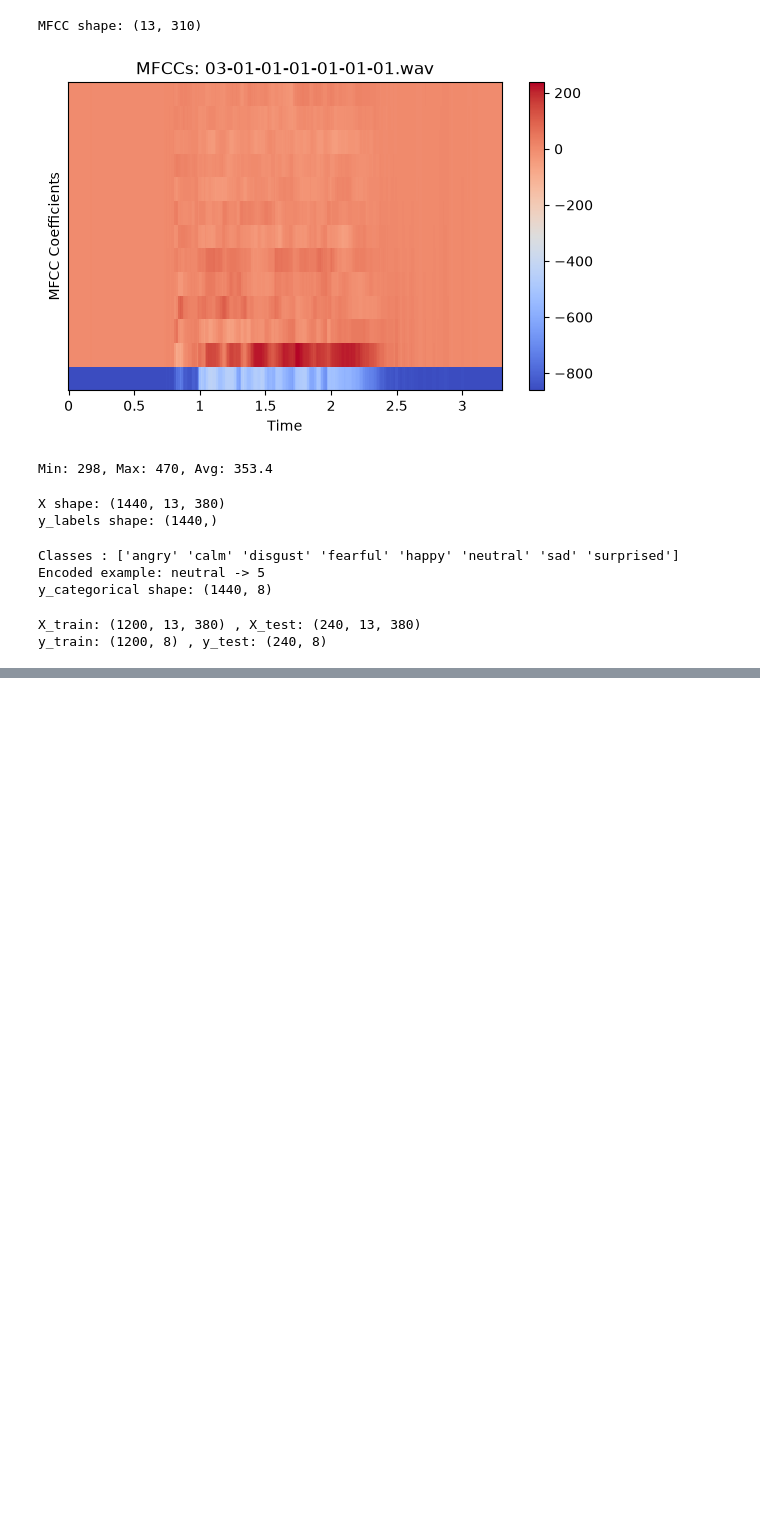
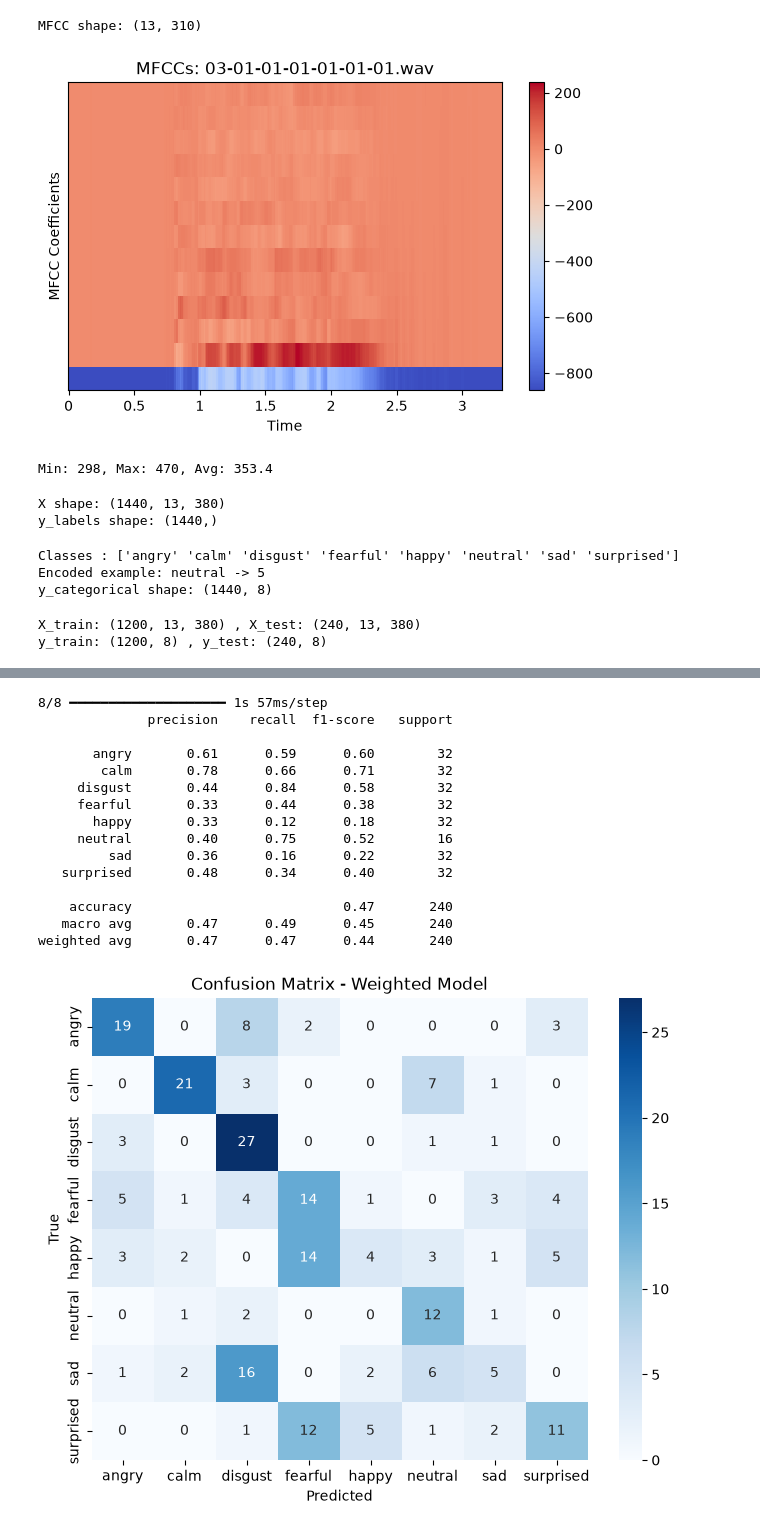
Before and after one commit to hasheem7203/codealpha_tasks, a Jupyter notebook: Task3/notebooks/RNNs.ipynb, the cells around one changed output, grey strips where cells are left out. Saved outputs shown, nothing was run; the diff lists cells and outputs as text; code cells hidden in the pictures; blank space fills up the shorter version.

Commit message:
feat: complete RNN model

```diff
--- a/Task3/notebooks/RNNs.ipynb
+++ b/Task3/notebooks/RNNs.ipynb
@@ -147,4 +156,17 @@ print(f"y_train: {y_train.shape} , y_test: {y_test.shape}")
 X_train: (1200, 13, 380) , X_test: (240, 13, 380)
 y_train: (1200, 8) , y_test: (240, 8)
 # %%
-X_
+#11
+X_train = X_train[..., np.newaxis]
+X_test= X_test[..., np.newaxis]
+
+print(f"X_train shape: {X_train.shape}")
+print(f"X_test shape: {X_test.shape}")
+
+mean = np.mean(X_train, axis=(0, 2, 3), keepdims=True)
+std = np.std(X_train, axis=(0, 2, 3), keepdims=True)
+
+X_train = (X_train - mean) / (std + 1e-8)
+X_test = (X_test - mean) / (std + 1e-8)
+
+print(f"X_train mean: {X_train.mean():.4f}, std: {X_train.std():.4f}")
@@ -150,0 +232,16 @@ X_
+# %%
+#14
+from sklearn.utils.class_weight import compute_class_weight
+
+# Compute weights based on the training set's class distribution
+y_train_labels = np.argmax(y_train, axis=1)
+class_weights_array = compute_class_weight(
+    class_weight='balanced',
+    classes=np.unique(y_train_labels),
+    y=y_train_labels
+)
+class_weights = dict(enumerate(class_weights_array))
+
+print("Class weights:")
+for idx, weight in class_weights.items():
+    print(f"  {le.classes_[idx]}: {weight:.3f}")
@@ -150,0 +362,15 @@ X_
+# %%
+y_pred_probs_w = model_weighted.predict(X_test)
+y_pred_w = np.argmax(y_pred_probs_w, axis=1)
+y_true = np.argmax(y_test, axis=1)
+
+print(classification_report(y_true, y_pred_w, target_names=le.classes_))
+
+cm_w = confusion_matrix(y_true, y_pred_w)
+plt.figure(figsize=(8, 6))
+sns.heatmap(cm_w, annot=True, fmt='d', cmap='Blues', xticklabels=le.classes_, yticklabels=le.classes_)
+plt.xlabel('Predicted')
+plt.ylabel('True')
+plt.title('Confusion Matrix - Weighted Model')
+plt.show()
+# %% [output]
@@ -150,0 +379,16 @@ X_
+8/8 ━━━━━━━━━━━━━━━━━━━━ 1s 57ms/step
+              precision    recall  f1-score   support
+
+       angry       0.61      0.59      0.60        32
+        calm       0.78      0.66      0.71        32
+     disgust       0.44      0.84      0.58        32
+     fearful       0.33      0.44      0.38        32
+       happy       0.33      0.12      0.18        32
+     neutral       0.40      0.75      0.52        16
+         sad       0.36      0.16      0.22        32
+   surprised       0.48      0.34      0.40        32
+
+    accuracy                           0.47       240
+   macro avg       0.47      0.49      0.45       240
+weighted avg       0.47      0.47      0.44       240
+[figure, added]
```
Also changed, not shown: parts of 16 cells of this notebook, 1 other file.
